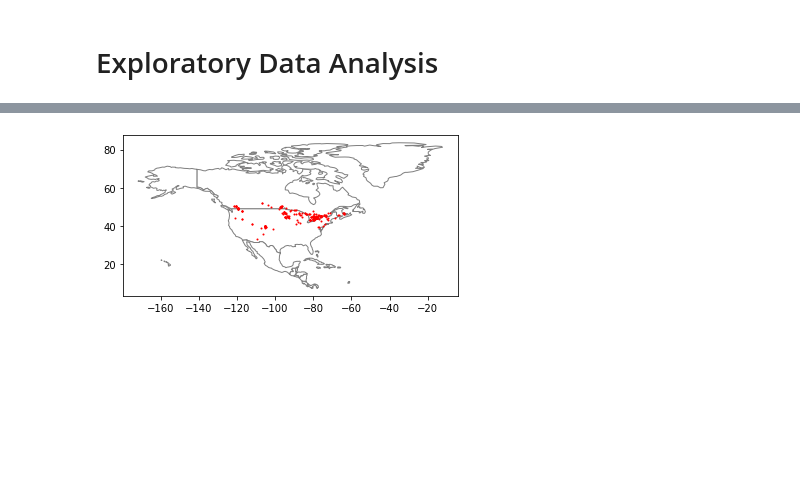
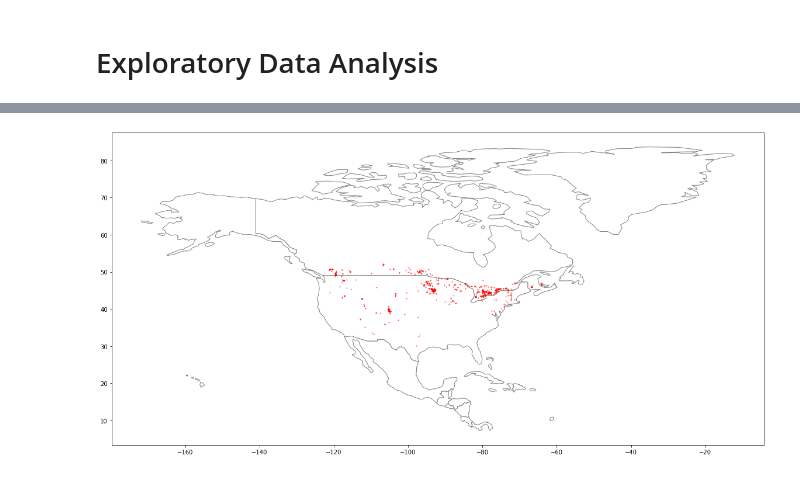
Before and after one commit to mikeasilva/CUNY-SPS, a Jupyter notebook: DATA698/05 - Exploratory Data Analysis.ipynb, the cells around one changed output, grey strips where cells are left out. Cells and saved outputs as stored; diff of their text form; code cells hidden in the pictures; blank space fills up the shorter version.

```diff
--- a/DATA698/05 - Exploratory Data Analysis.ipynb
+++ b/DATA698/05 - Exploratory Data Analysis.ipynb
@@ -20,6 +20,7 @@ n_objects = {}
 record_ids = set()
 max_record = 0
 month_counts = {}
+all_month_counts = {}
 coords = []
 min_record_id = 9999999
 
@@ -34,12 +35,13 @@ for f in labels:
 c.execute("SELECT * FROM images WHERE label LIKE 'Poison Ivy'")
 
 for row in c.fetchall():
+    date = row[6]
+    month = date.split("-")[1]
+    all_month_counts[month] = all_month_counts.get(month, 0) + 1
     if row[0] < min_record_id:
         min_record_id = row[0]
     if row[0] in record_ids:
         coords.append({"lat":row[4], "lon":row[5]})
-        date = row[6]
-        month = date.split("-")[1]
         month_counts[month] = month_counts.get(month, 0) + 1
 
 n_images_reviewed = max_record - min_record_id
@@ -93,8 +106,9 @@ month_counts_df
 # %%
+plt.rcParams["figure.figsize"] = 20, 20
 coords_df = pd.DataFrame(coords)
 gdf = gpd.GeoDataFrame(coords_df, geometry=gpd.points_from_xy(coords_df.lon, coords_df.lat))
-world = gpd.read_file(gpd.datasets.get_path('naturalearth_lowres'))
-ax = world.plot(color='white', edgecolor='gray')
-gdf.plot(ax=ax, color='red', markersize=1)
+world = gpd.read_file(gpd.datasets.get_path("naturalearth_lowres"))
+ax = world.plot(color="white", edgecolor="gray")
+gdf.plot(ax=ax, color="red", markersize=1, alpha=0.5)
 plt.show()
 # %% [output]
@@ -102,6 +116,6 @@ plt.show()
 # %%
-north_america = world[world.continent == "North America"].plot(color='white', edgecolor='gray')
-gdf.plot(ax=north_america, color='red', markersize=1)
+north_america = world[world.continent == "North America"].plot(color="white", edgecolor="gray")
+gdf.plot(ax=north_america, color="red", markersize=1.5, alpha=0.5)
 plt.show()
 # %% [output]
-[figure, old version]
+[figure, new version]
```
Also changed, not shown: parts of 9 cells of this notebook.
